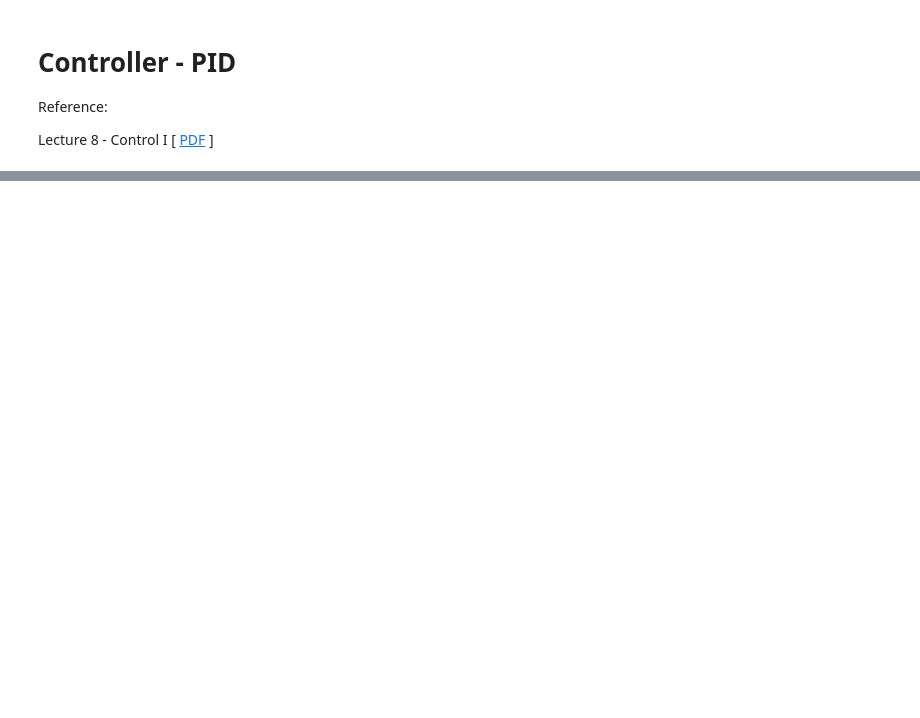
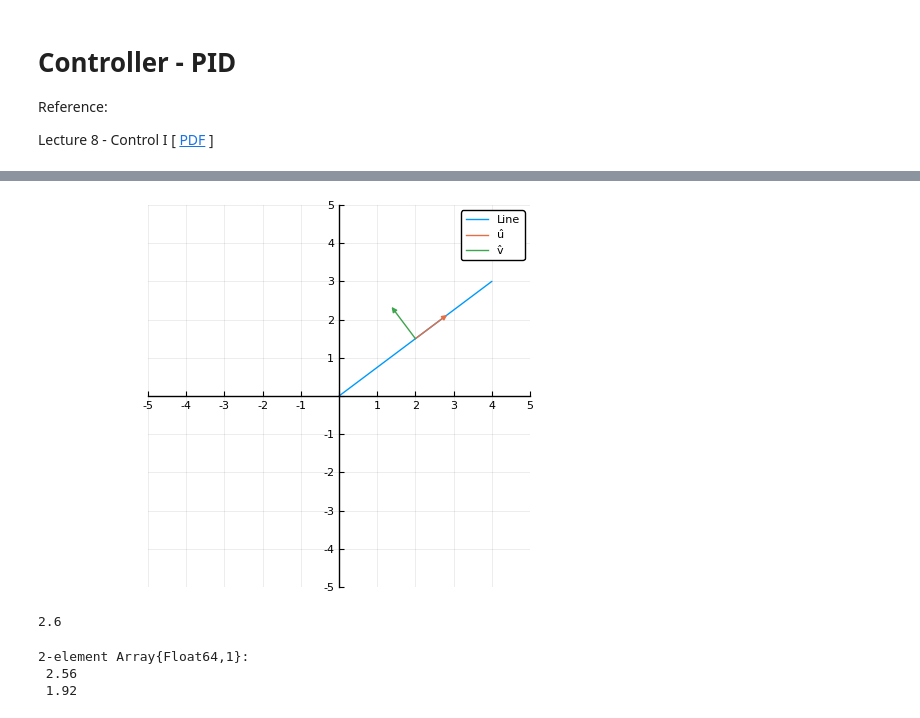
Before and after one commit to cirocavani/MO651-Robotics, a Jupyter notebook: workspace/P2/Controller - PID (draft).ipynb, the cells around one changed output, grey strips where cells are left out. Saved outputs shown, nothing was run; the diff lists cells and outputs as text; code cells hidden in the pictures; blank space fills up the shorter version.

```diff
--- a/workspace/P2/Controller - PID (draft).ipynb
+++ b/workspace/P2/Controller - PID (draft).ipynb
@@ -17,0 +51,22 @@ Plots.PyPlotBackend()
+# %%
+M = (A + B) / 2
+U = M + u
+V = M + v
+
+plot(Lx, Ly; label="Line", plot_attrs...)
+plot!(collect.(zip(M, U))...; label="û", arrow=:arrow)
+plot!(collect.(zip(M, V))...; label="v̂", arrow=:arrow)
+# %% [output]
+[figure, added]
+# %%
+P = [1, 4]
+
+d = (P - A) ⋅ v
+# %% [output]
+2.6
+# %%
+Q = P - d * v
+# %% [output]
+2-element Array{Float64,1}:
+ 2.56
+ 1.92
```
Also changed, not shown: parts of 24 cells of this notebook, 11 other files.
